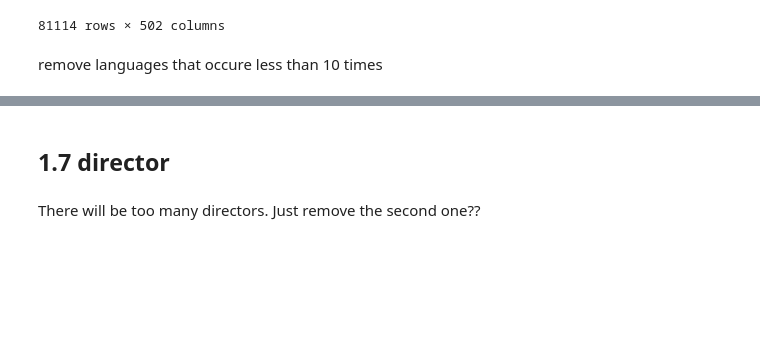
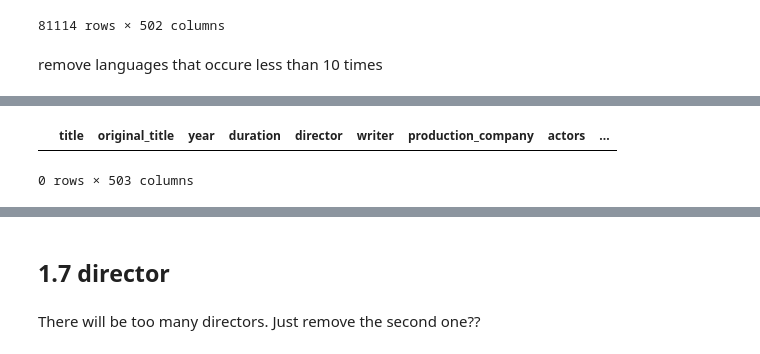
Before and after one commit to DirkTorre/VU_ML_project, a Jupyter notebook: data cleaning.ipynb, the cells around one changed output, grey strips where cells are left out. Cells and saved outputs as stored; diff of their text form; code cells hidden in the pictures; blank space fills up the shorter version.

```diff
--- a/data cleaning.ipynb
+++ b/data cleaning.ipynb
@@ -545,10 +545,4 @@ See the caveats in the documentation: https://pandas.pydata.org/pandas-docs/stab
 # %% [markdown]
 remove languages that occure less than 10 times
 # %%
-count = 0
-
-for column_name in languages:
-    if adj_movies["language_"+column_name].sum() < 10:
-        del adj_movies["language_"+column_name]
-        count += 1
-print(count, "removed")
+adj_movies["language_other"] = 0
@@ -556,0 +549,7 @@ print(count, "removed")
+# %%
+for column_name in languages:
+    if adj_movies["language_"+column_name].sum() < 10:
+        adj_movies[adj_movies["language_"+column_name] == 1]["language_other"] = 1
+        # del adj_movies["language_"+column_name]
+
+adj_movies
@@ -556,0 +587,5 @@ print(count, "removed")
+# %%
+adj_movies[adj_movies["language_other"] == 1]
+# %% [output]
+|  | title | original_title | year | duration | director | writer | production_company | actors | ... |
+0 rows × 503 columns
```
Also changed, not shown: parts of 16 cells of this notebook.
